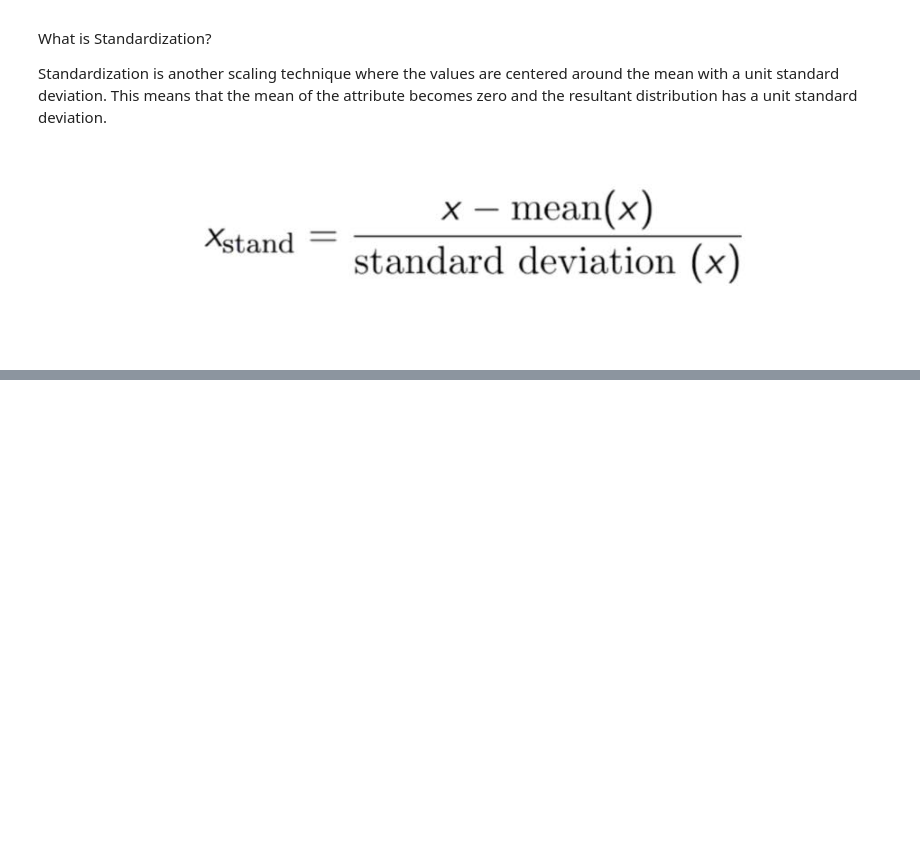
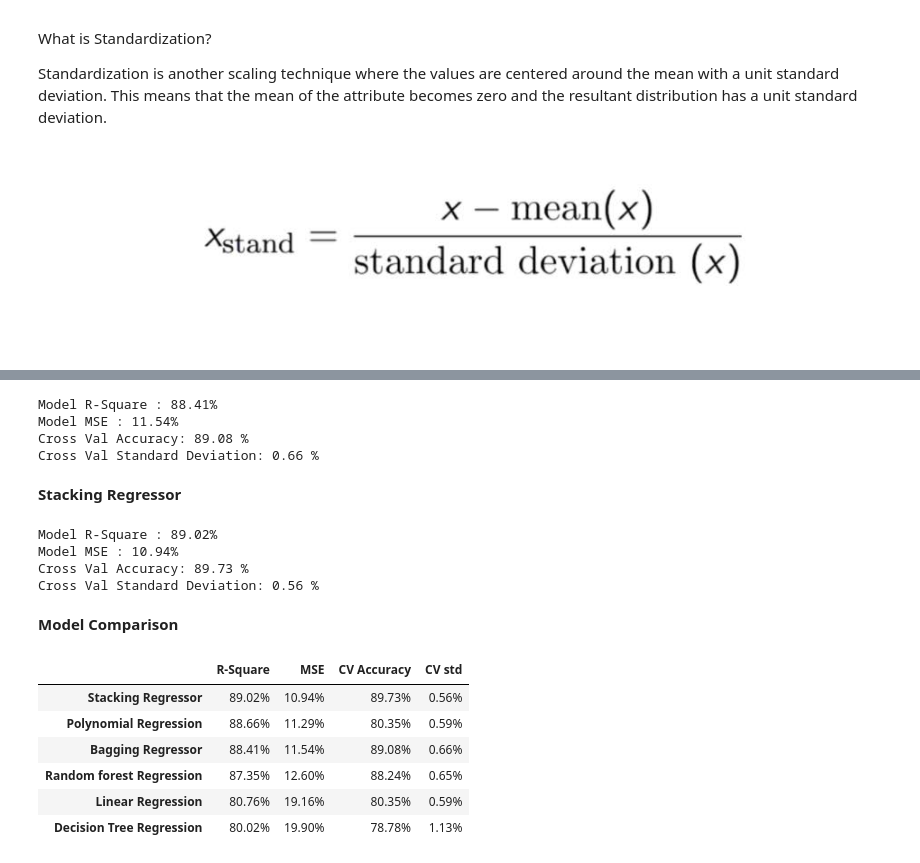
Before and after one commit to Navneet-Nicer/Bike-Sharing-Demand-Prediction, a Jupyter notebook: Regression_Bike_Sharing_Prediction2.ipynb, the cells around one changed output, grey strips where cells are left out. Saved outputs shown, nothing was run; the diff lists cells and outputs as text; code cells hidden in the pictures; blank space fills up the shorter version.

```diff
--- a/Regression_Bike_Sharing_Prediction2.ipynb
+++ b/Regression_Bike_Sharing_Prediction2.ipynb
@@ -559,0 +724,10 @@ Standardization is another scaling technique where the values are centered aroun
+# %%
+model=RandomForestRegressor(n_estimators=10,random_state=0)
+model.fit(X_train,y_train)
+y_pred=model.predict(X_test)
+print(f"Model R-Square : {r2_score(y_test,y_pred)*100:.2f}%")
+print(f"Model MSE : {mean_squared_error(y_test,y_pred)*100:.2f}%")
+accuracies = cross_val_score(estimator = model, X = X_train, y = y_train, cv = 5)
+print("Cross Val Accuracy: {:.2f} %".format(accuracies.mean()*100))
+print("Cross Val Standard Deviation: {:.2f} %".format(accuracies.std()*100))
+model_comparison['Random forest Regression']=[r2_score(y_test,y_pred),mean_squared_error(y_test,y_pred),(accuracies.mean()),(accuracies.std())]
@@ -559,0 +741,50 @@ Standardization is another scaling technique where the values are centered aroun
+# %%
+from sklearn.ensemble import BaggingRegressor
+model= BaggingRegressor(RandomForestRegressor(n_estimators=10,random_state=0),random_state=0)
+model.fit(X_train, y_train)
+y_pred=model.predict(X_test)
+print(f"Model R-Square : {r2_score(y_test,y_pred)*100:.2f}%")
+print(f"Model MSE : {mean_squared_error(y_test,y_pred)*100:.2f}%")
+accuracies = cross_val_score(estimator = model, X = X_train, y = y_train, cv = 5)
+print("Cross Val Accuracy: {:.2f} %".format(accuracies.mean()*100))
+print("Cross Val Standard Deviation: {:.2f} %".format(accuracies.std()*100))
+model_comparison['Bagging Regressor']=[r2_score(y_test,y_pred),mean_squared_error(y_test,y_pred),(accuracies.mean()),(accuracies.std())]
+# %% [output]
+Model R-Square : 88.41%
+Model MSE : 11.54%
+Cross Val Accuracy: 89.08 %
+Cross Val Standard Deviation: 0.66 %
+# %% [markdown]
+**Stacking Regressor**
+# %%
+estimators=[('linear regression',LinearRegression()),('Decision Tree',DecisionTreeRegressor()),('random forest',RandomForestRegressor(n_estimators=10,random_state=0)),('bagging',BaggingRegressor(RandomForestRegressor(n_estimators=10,random_state=0),random_state=0))]
+# %%
+model=StackingRegressor(estimators=estimators,final_estimator=LinearRegression(),passthrough=True)
+model.fit(X_train, y_train)
+y_pred=model.predict(X_test)
+print(f"Model R-Square : {r2_score(y_test,y_pred)*100:.2f}%")
+print(f"Model MSE : {mean_squared_error(y_test,y_pred)*100:.2f}%")
+accuracies = cross_val_score(estimator = model, X = X_train, y = y_train, cv = 5)
+print("Cross Val Accuracy: {:.2f} %".format(accuracies.mean()*100))
+print("Cross Val Standard Deviation: {:.2f} %".format(accuracies.std()*100))
+model_comparison['Stacking Regressor']=[r2_score(y_test,y_pred),mean_squared_error(y_test,y_pred),(accuracies.mean()),(accuracies.std())]
+# %% [output]
+Model R-Square : 89.02%
+Model MSE : 10.94%
+Cross Val Accuracy: 89.73 %
+Cross Val Standard Deviation: 0.56 %
+# %% [markdown]
+**Model Comparison**
+# %%
+Model_com_df=pd.DataFrame(model_comparison).T
+Model_com_df.columns=['R-Square','MSE','CV Accuracy','CV std']
+Model_com_df=Model_com_df.sort_values(by='R-Square',ascending=False)
+Model_com_df.style.format("{:.2%}").background_gradient(cmap='RdYlBu_r')
+# %% [output]
+|  | R-Square | MSE | CV Accuracy | CV std |
+| Stacking Regressor | 89.02% | 10.94% | 89.73% | 0.56% |
+| Polynomial Regression | 88.66% | 11.29% | 80.35% | 0.59% |
+| Bagging Regressor | 88.41% | 11.54% | 89.08% | 0.66% |
+| Random forest Regression | 87.35% | 12.60% | 88.24% | 0.65% |
+| Linear Regression | 80.76% | 19.16% | 80.35% | 0.59% |
+| Decision Tree Regression | 80.02% | 19.90% | 78.78% | 1.13% |
```
Also changed, not shown: parts of 30 cells of this notebook.
